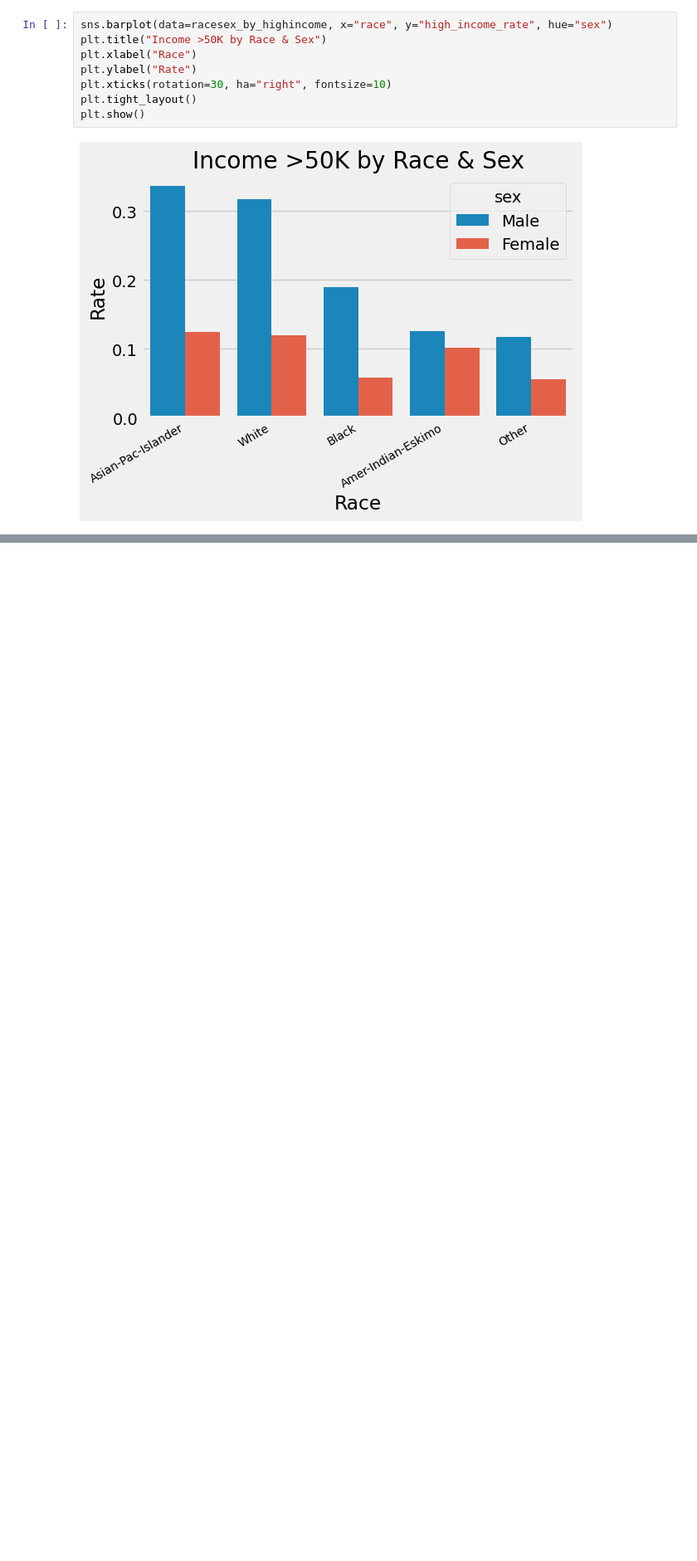
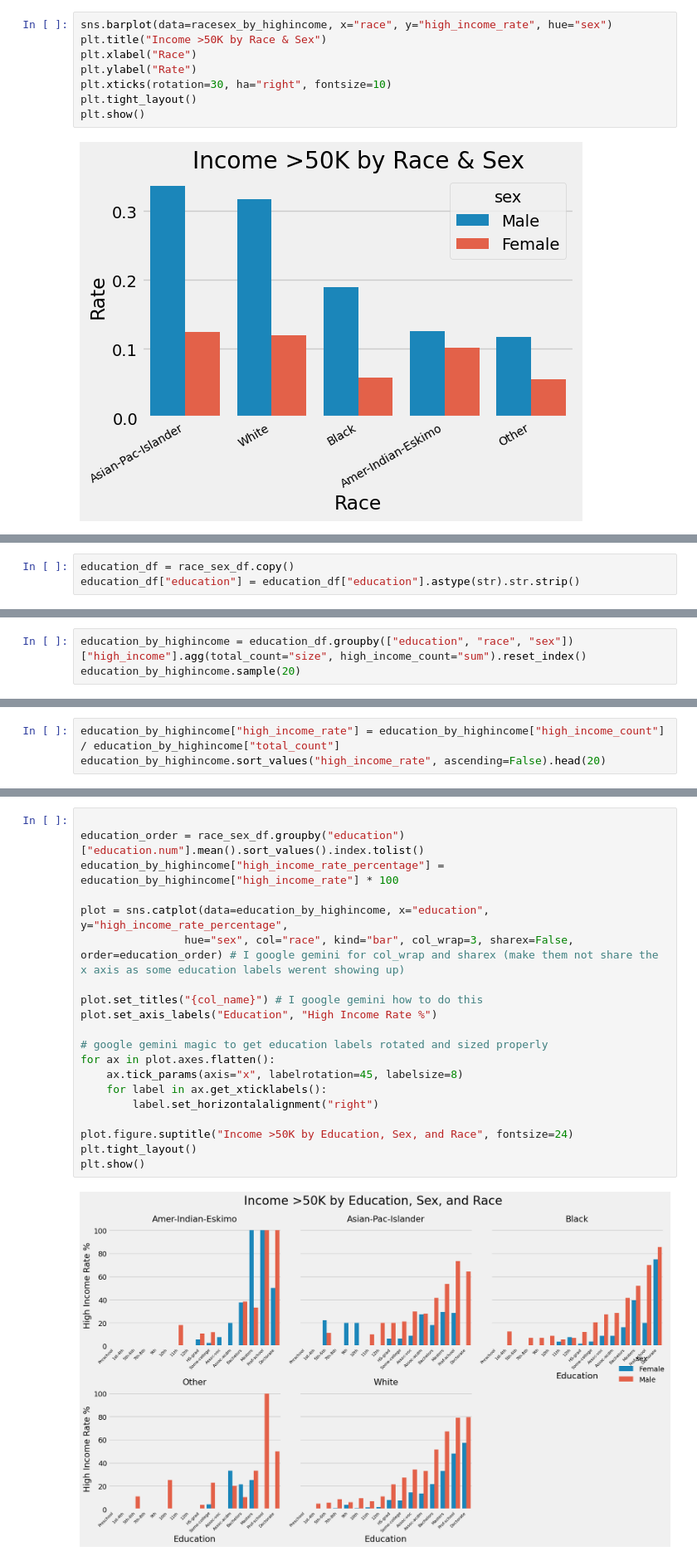
Before and after one commit to DonovanManogue/Data-6550---Data-Ethics-and-Responsibility, a Jupyter notebook: code/Ethan_Sandbox.ipynb, the cells around one changed output, grey strips where cells are left out. Shown at 83% size. Saved outputs shown, nothing was run; the diff lists cells and outputs as text; blank space fills up the shorter version.

Commit message:
Added analysis for income based on race, sex, and education

```diff
--- a/code/Ethan_Sandbox.ipynb
+++ b/code/Ethan_Sandbox.ipynb
@@ -283,0 +288,3 @@ plt.show()
+# %%
+education_df = race_sex_df.copy()
+education_df["education"] = education_df["education"].astype(str).str.strip()
@@ -283,0 +293,3 @@ plt.show()
+# %%
+education_by_highincome = education_df.groupby(["education", "race", "sex"])["high_income"].agg(total_count="size", high_income_count="sum").reset_index()
+education_by_highincome.sample(20)
@@ -283,0 +314,3 @@ plt.show()
+# %%
+education_by_highincome["high_income_rate"] = education_by_highincome["high_income_count"] / education_by_highincome["total_count"]
+education_by_highincome.sort_values("high_income_rate", ascending=False).head(20)
@@ -283,0 +351,22 @@ plt.show()
+# %%
+
+education_order = race_sex_df.groupby("education")["education.num"].mean().sort_values().index.tolist()
+education_by_highincome["high_income_rate_percentage"] = education_by_highincome["high_income_rate"] * 100
+
+plot = sns.catplot(data=education_by_highincome, x="education", y="high_income_rate_percentage",
+                hue="sex", col="race", kind="bar", col_wrap=3, sharex=False, order=education_order) # I google gemini for col_wrap and sharex (make them not share the x axis as some education labels werent showing up)
+
+plot.set_titles("{col_name}") # I google gemini how to do this
+plot.set_axis_labels("Education", "High Income Rate %")
+
+# google gemini magic to get education labels rotated and sized properly
+for ax in plot.axes.flatten():
+    ax.tick_params(axis="x", labelrotation=45, labelsize=8)
+    for label in ax.get_xticklabels():
+        label.set_horizontalalignment("right")
+
+plot.figure.suptitle("Income >50K by Education, Sex, and Race", fontsize=24)
+plt.tight_layout()
+plt.show()
+# %% [output]
+[figure, added]
```
Also changed, not shown: parts of 7 cells of this notebook.
